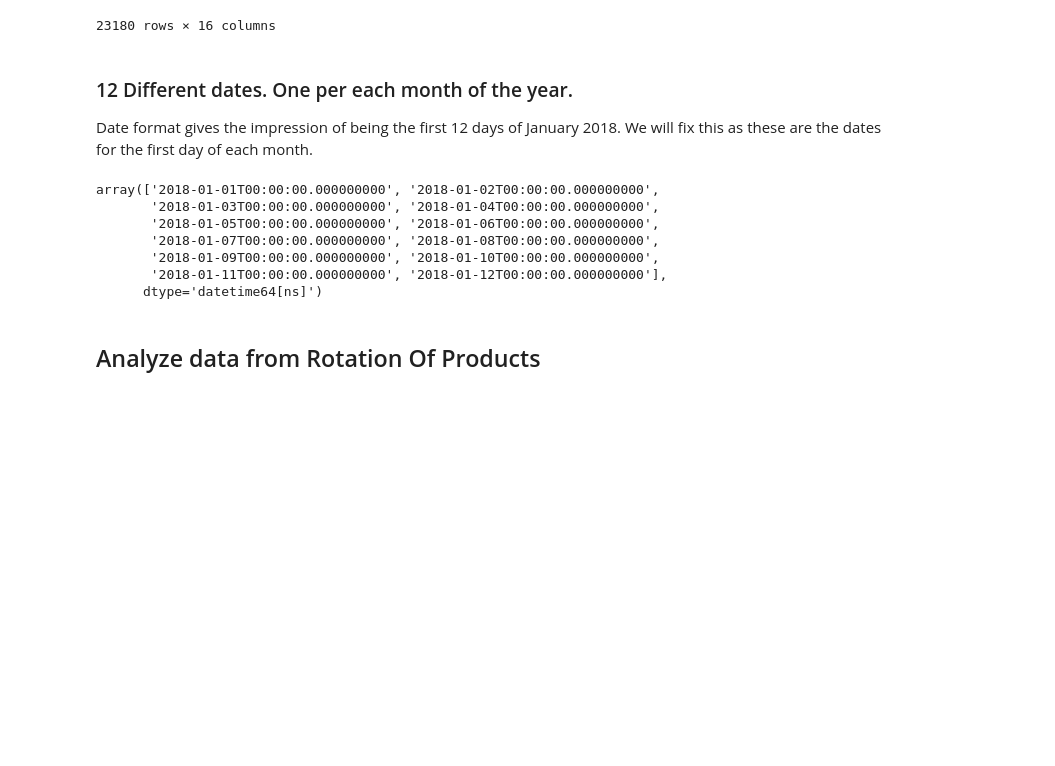
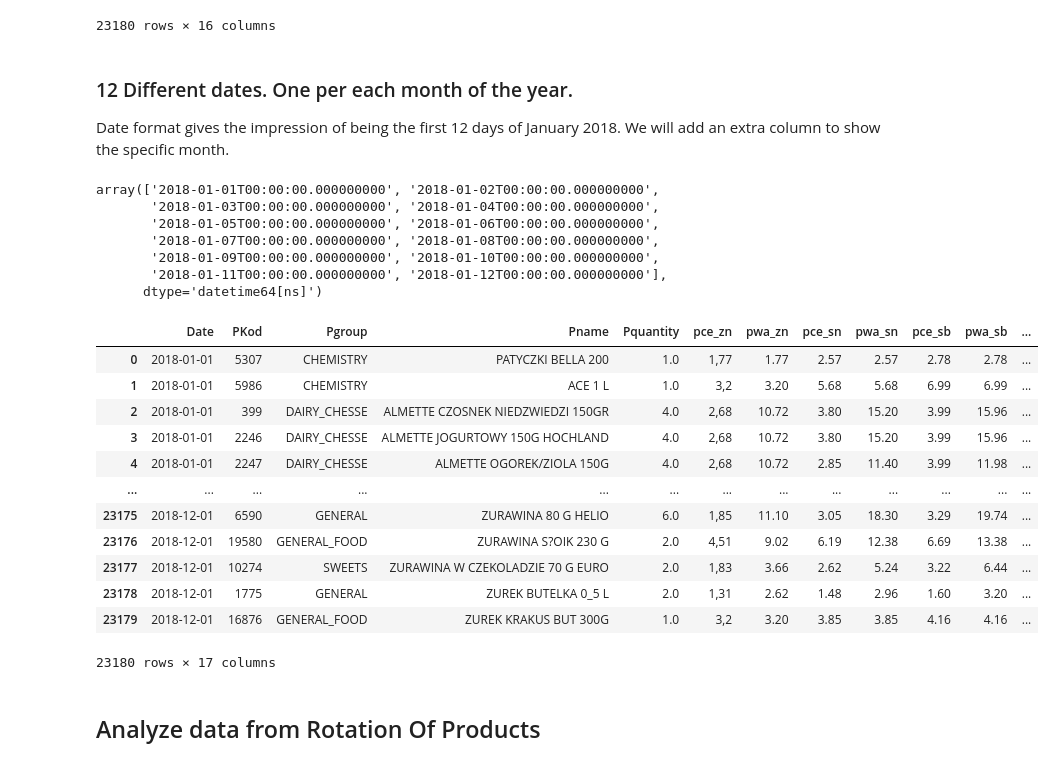
Before and after one commit to georgeolivares/Analisis-de-tienda-Poland, a Jupyter notebook: Analisis de tienda.ipynb, the cells around one changed output. Drawn from its saved outputs; the diff is of its cells as text; code cells hidden in the pictures; blank space fills up the shorter version.

Commit message:
formatted date from monthly sales

```diff
--- a/Analisis de tienda.ipynb
+++ b/Analisis de tienda.ipynb
@@ -401,7 +401,7 @@ dfDaySell.to_csv('newDaySellFile.csv', index=False)
 ## Analyze data from new csv - Monthly sales by product
 Instead of using a '.' as a decimal for the float fields, ';' were used. We had to adjust this parameter in the pd.read_csv.
 # %%
-dfMonthlySalesByProduct = pd.read_csv(r'C:\Users\jorge\Downloads\Grocery shop data\SELL_1.csv', sep=';', decimal=',', encoding='latin1')
+dfMonthlySalesByProduct = pd.read_csv(r'C:\Users\jorge\OneDrive\Escritorio\Polish store analysis\Analisis-de-tienda-Poland\SELL_1.csv', sep=';', decimal=',', encoding='latin1')
 # %% [markdown]
 ### Cells in this csv are not empty.
 The only issue found at first sight is the dadta type of the date field and the data type of field pce_zn ("Net price of purchase").\
@@ -498,7 +498,7 @@ dfMonthlySalesByProduct
 23180 rows × 16 columns
 # %% [markdown]
 ### 12 Different dates. One per each month of the year.
-Date format gives the impression of being the first 12 days of January 2018. We will fix this as these are the dates for the first day of each month.
+Date format gives the impression of being the first 12 days of January 2018. We will add an extra column to show the specific month.
 # %%
 dfMonthlySalesByProduct['Date'].unique()
 # %% [output]
@@ -509,6 +509,26 @@ array(['2018-01-01T00:00:00.000000000', '2018-01-02T00:00:00.000000000',
        '2018-01-09T00:00:00.000000000', '2018-01-10T00:00:00.000000000',
        '2018-01-11T00:00:00.000000000', '2018-01-12T00:00:00.000000000'],
       dtype='datetime64[ns]')
+# %%
+dfMonthlySalesByProduct['Date'] = dfMonthlySalesByProduct['Date'].apply(lambda date: date.replace(day=date.month, month=date.day))
+
+dfMonthlySalesByProduct['Month'] = dfMonthlySalesByProduct['Date'].dt.month
+
+dfMonthlySalesByProduct
+# %% [output]
+|  | Date | PKod | Pgroup | Pname | Pquantity | pce_zn | pwa_zn | pce_sn | pwa_sn | pce_sb | pwa_sb | ... |
+| 0 | 2018-01-01 | 5307 | CHEMISTRY | PATYCZKI BELLA 200 | 1.0 | 1,77 | 1.77 | 2.57 | 2.57 | 2.78 | 2.78 | ... |
+| 1 | 2018-01-01 | 5986 | CHEMISTRY | ACE 1 L | 1.0 | 3,2 | 3.20 | 5.68 | 5.68 | 6.99 | 6.99 | ... |
+| 2 | 2018-01-01 | 399 | DAIRY_CHESSE | ALMETTE CZOSNEK NIEDZWIEDZI 150GR | 4.0 | 2,68 | 10.72 | 3.80 | 15.20 | 3.99 | 15.96 | ... |
+| 3 | 2018-01-01 | 2246 | DAIRY_CHESSE | ALMETTE JOGURTOWY 150G HOCHLAND | 4.0 | 2,68 | 10.72 | 3.80 | 15.20 | 3.99 | 15.96 | ... |
+| 4 | 2018-01-01 | 2247 | DAIRY_CHESSE | ALMETTE OGOREK/ZIOLA 150G | 4.0 | 2,68 | 10.72 | 2.85 | 11.40 | 3.99 | 11.98 | ... |
+| ... | ... | ... | ... | ... | ... | ... | ... | ... | ... | ... | ... | ... |
+| 23175 | 2018-12-01 | 6590 | GENERAL | ZURAWINA 80 G HELIO | 6.0 | 1,85 | 11.10 | 3.05 | 18.30 | 3.29 | 19.74 | ... |
+| 23176 | 2018-12-01 | 19580 | GENERAL_FOOD | ZURAWINA S?OIK 230 G | 2.0 | 4,51 | 9.02 | 6.19 | 12.38 | 6.69 | 13.38 | ... |
+| 23177 | 2018-12-01 | 10274 | SWEETS | ZURAWINA W CZEKOLADZIE 70 G EURO | 2.0 | 1,83 | 3.66 | 2.62 | 5.24 | 3.22 | 6.44 | ... |
+| 23178 | 2018-12-01 | 1775 | GENERAL | ZUREK BUTELKA 0_5 L | 2.0 | 1,31 | 2.62 | 1.48 | 2.96 | 1.60 | 3.20 | ... |
+| 23179 | 2018-12-01 | 16876 | GENERAL_FOOD | ZUREK KRAKUS BUT 300G | 1.0 | 3,2 | 3.20 | 3.85 | 3.85 | 4.16 | 4.16 | ... |
+23180 rows × 17 columns
 # %% [markdown]
 ## Analyze data from Rotation Of Products
 # %%
```
Also changed, not shown: parts of 1 cell of this notebook.
